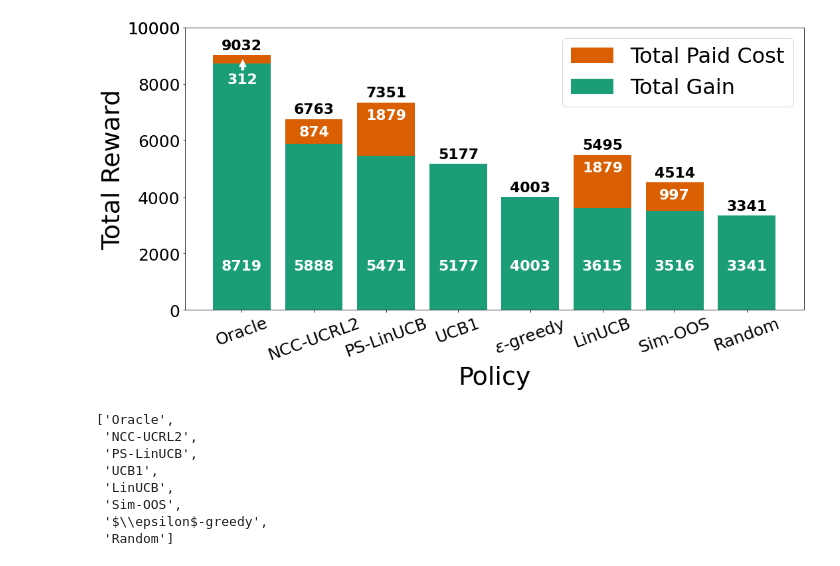
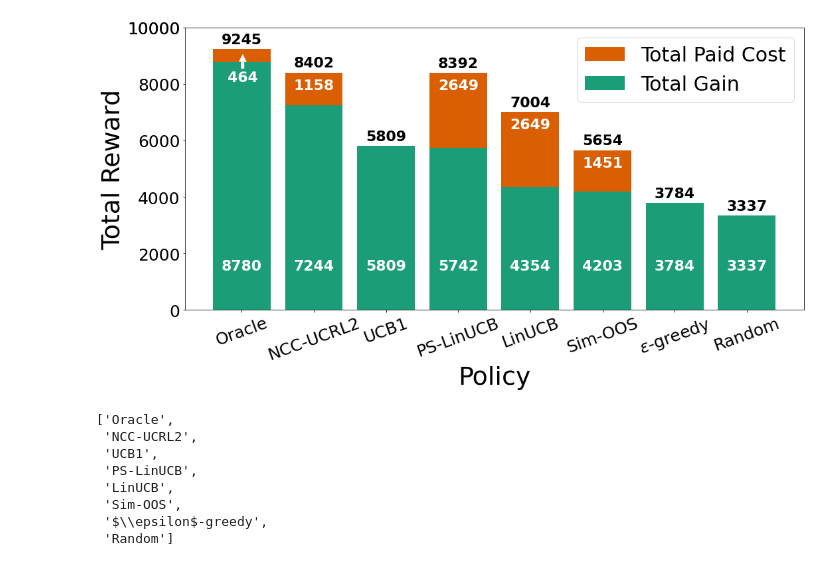
Before and after one commit to saeedghoorchian/NCC-Bandits, a Jupyter notebook: experiments/nursery/making_figures/reward_cost_barchart.ipynb, the cells around one changed output. Cells and saved outputs as stored; diff of their text form; code cells hidden in the pictures.

```diff
--- a/experiments/nursery/making_figures/reward_cost_barchart.ipynb
+++ b/experiments/nursery/making_figures/reward_cost_barchart.ipynb
@@ -3,7 +3,7 @@ import matplotlib.pyplot as plt
 import pickle
 import numpy as np
 # %%
-with open('../results/gains_final.pickle', 'rb') as f:
+with open('../results/gains_v1.pickle', 'rb') as f:
     data = pickle.load(f)
 # %%
 gains = data['gain']
@@ -44,27 +44,3 @@ labels = sorted(rewards.keys(), key=lambda x: gains[x][-1], reverse=True)
 final_gains = [gains[label][-1] for label in labels]
 final_rewards = [rewards[label][-1] for label in labels]
 final_costs = [costs[label][-1] for label in labels]
-# %%
-fig, ax = plt.subplots(1,1, figsize=(15,5 ));
-
-
-ax.scatter(final_rewards, final_costs, linewidth=20)
-
-for i, txt in enumerate(labels):
-    if i == 5:
-        move_x = -150
-    else:
-        move_x = 0
-    ax.annotate(txt, (final_rewards[i]+move_x, final_costs[i]+60), fontsize=20)
-
-
-
-ax.set_xlim(3000, 10000)
-ax.set_ylim(-100, 2200)
-
-plt.xticks(fontsize=25)
-plt.yticks(fontsize=25)
-
-ax.set_xlabel('Total Reward', fontsize=38)
-ax.set_ylabel('Total Cost', fontsize=38)
-plt.tight_layout()
@@ -137,43 +109,43 @@ for i, rect in enumerate(rects_cost):
 oracle_index = labels.index('Oracle')
 oracle_gain_height = rects_gain[oracle_index].get_height() - 700
 oracle_gain_loc = rects_gain[oracle_index].get_x() + rects_gain[oracle_index].get_width()/2.0 - 0.2
 oracle_cost = final_costs[oracle_index]
 
 xytext=(oracle_gain_loc, oracle_gain_height)
-xy = (xytext[0]+0.215, xytext[1]+900)
+xy = (xytext[0]+0.215, xytext[1]+1020)
 
 ax.annotate(
     text=f"{int(oracle_cost)}",
     xy=xy,
     xytext=xytext,
     arrowprops=dict(arrowstyle="simple", color='w', linewidth=0.5),
     fontsize=22, fontweight='bold',
     color='w',
 )
 
 plt.xticks(rotation=20, fontsize=25)
 extraticks = [10000]
 plt.yticks(list(ax.get_yticks()) + extraticks, fontsize=25)
 
 
 ax.set_xlabel('Policy', fontsize=38)
 ax.set_ylabel('Total Reward', fontsize=38)
 
-plt.legend(prop={'size': 32});
+plt.legend(prop={'size': 30});
 
 plt.tight_layout()
 
 plt.savefig('nursery_reward_barchart.pdf', bbox_inches='tight')
 plt.show()
 # %% [output]
-[figure, old version]
+[figure, new version]
 # %%
 labels
 # %% [output]
 ['Oracle',
  'NCC-UCRL2',
+ 'UCB1',
  'PS-LinUCB',
- 'UCB1',
  'LinUCB',
  'Sim-OOS',
  '$\\epsilon$-greedy',
```
Also changed, not shown: parts of 4 cells of this notebook, 5 other files.
